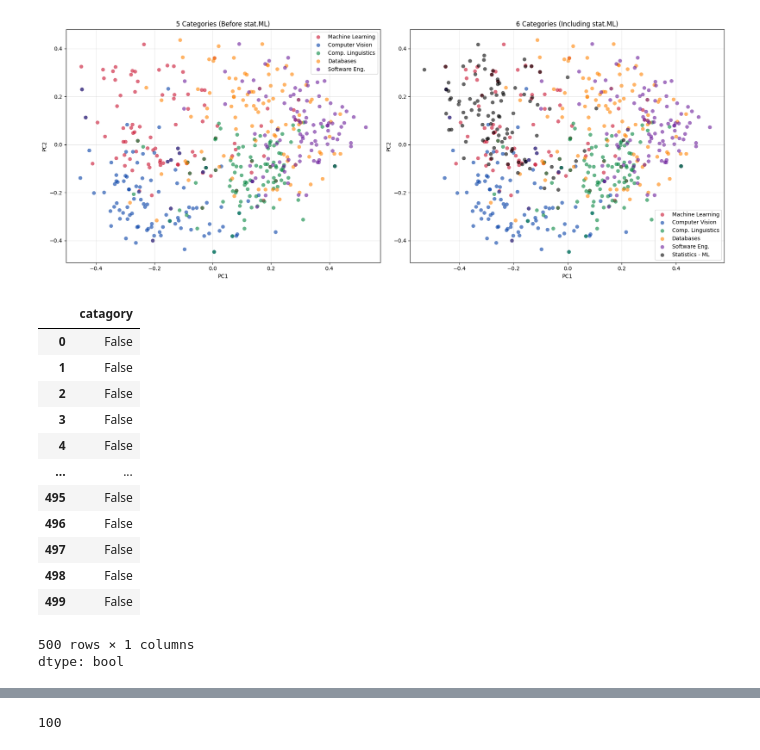
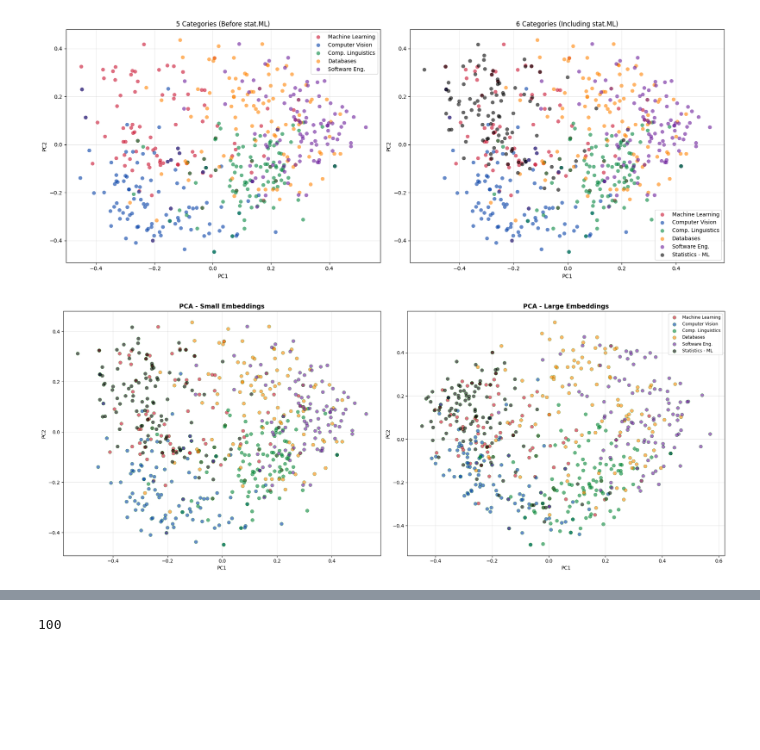
Before and after one commit to esayyasahmed1012/rag-llm, a Jupyter notebook: test_search.ipynb, the cells around one changed output, grey strips where cells are left out. Cells and saved outputs as stored; diff of their text form; code cells hidden in the pictures; blank space fills up the shorter version.

Commit message:
with comparition to the ml_stat

```diff
--- a/test_search.ipynb
+++ b/test_search.ipynb
@@ -342,25 +342,58 @@ plt.tight_layout()
 plt.show()
 # %% [output]
 [figure]
-# %%
-category_codes = ['cs.LG']
-for cat_code in catagories:
-  mask=df['catagory']==cat_code
-mask
-# %% [output]
-|  | catagory |
-| 0 | False |
-| 1 | False |
-| 2 | False |
-| 3 | False |
-| 4 | False |
-| ... | ... |
-| 495 | False |
-| 496 | False |
-| 497 | False |
-| 498 | False |
-| 499 | False |
-500 rows × 1 columns
-dtype: bool
+# %%
+import matplotlib.pyplot as plt
+from sklearn.decomposition import PCA
+
+# --- PCA for small embeddings ---
+pca_small = PCA(n_components=2)
+embeddings_small_2d = pca_small.fit_transform(embeddings_small)
+
+# --- PCA for large embeddings ---
+pca_large = PCA(n_components=2)
+embeddings_large_2d = pca_large.fit_transform(embeddings_large)
+
+# Setup plot
+fig, axes = plt.subplots(1, 2, figsize=(20, 8))
+
+colors = ['#C8102E', '#003DA5', '#00843D', '#FF8200', '#6A1B9A', '#000000']
+category_names = ['Machine Learning', 'Computer Vision', 'Comp. Linguistics', 'Databases', 'Software Eng.', 'Statistics - ML']
+category_codes = ['cs.LG', 'cs.CV', 'cs.CL', 'cs.DB', 'cs.SE', 'stat.ML']
+
+# --- helper function ---
+def plot_embeddings(ax, embeddings_2d, title):
+    for cat_code, cat_name, color in zip(category_codes, category_names, colors):
+        mask = df['catagory'] == cat_code  # fix typo: category
+        cat_embeddings = embeddings_2d[mask]
+
+        ax.scatter(
+            cat_embeddings[:, 0],
+            cat_embeddings[:, 1],
+            c=color,
+            label=cat_name,
+            s=50,
+            alpha=0.6,
+            edgecolors='green',
+            linewidth=0.5
+        )
+
+    ax.set_title(title, fontsize=13, fontweight='bold')
+    ax.set_xlabel('PC1')
+    ax.set_ylabel('PC2')
+    ax.grid(True, alpha=0.3)
+
+# --- left plot: small ---
+plot_embeddings(axes[0], embeddings_small_2d, "PCA - Small Embeddings")
+
+# --- right plot: large ---
+plot_embeddings(axes[1], embeddings_large_2d, "PCA - Large Embeddings")
+
+axes[1].legend(loc='best', fontsize=9)
+
+plt.tight_layout()
+plt.show()
+# %% [output]
+[figure, added]
 # %%
 from api_key import co
```
Also changed, not shown: parts of 7 cells of this notebook.
